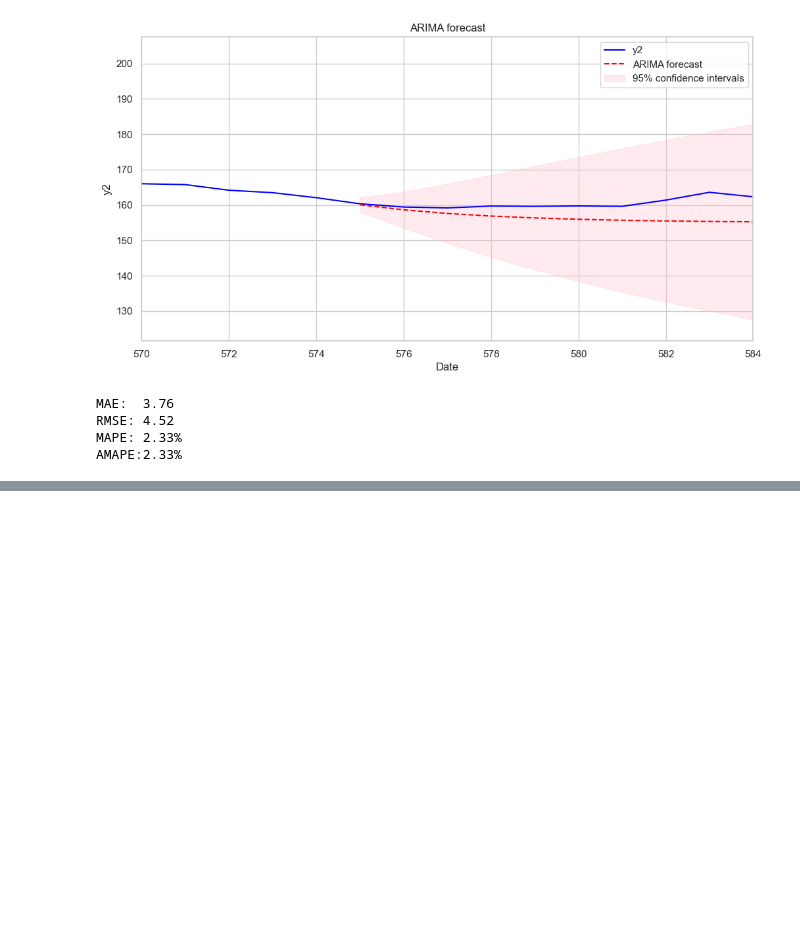
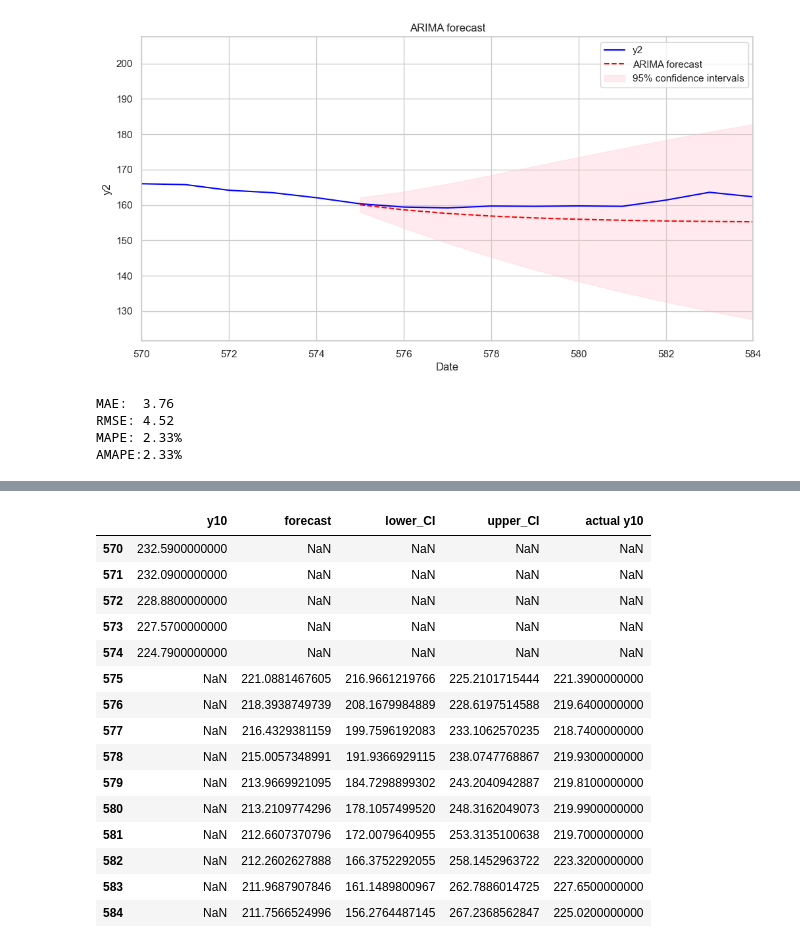
Before and after one commit to isidromoroso/TSA_project, a Jupyter notebook: Task1_JST_IMV.ipynb, the cells around one changed output, grey strips where cells are left out. Drawn from its saved outputs; the diff is of its cells as text; code cells hidden in the pictures; blank space fills up the shorter version.

```diff
--- a/Task1_JST_IMV.ipynb
+++ b/Task1_JST_IMV.ipynb
@@ -965,0 +970,18 @@ AMAPE:2.33%
+# %%
+# Forecast for next ten observations (2 working weeks)
+forecast_results = arima_111_y10.get_forecast(steps=10)
+
+# Point forecast
+forecast_values = forecast_results.predicted_mean
+
+# Confidence (by default 95%) intervals of the point forecast
+confidence_intervals = forecast_results.conf_int()
+
+forecast_df = pd.DataFrame({
+    "forecast": forecast_values,
+    "lower_CI": confidence_intervals[:, 0],
+    "upper_CI": confidence_intervals[:, 1],
+    "actual y10": coint_test_df['y10'].iloc[:10].values,
+}, index= coint_test_df.index[:10])
+
+forecast_df.head()
@@ -965,0 +995,20 @@ AMAPE:2.33%
+# %%
+final_df = pd.concat([coint_df[['y10']], forecast_df], axis=0)
+final_df.tail(15)
+# %% [output]
+|  | y10 | forecast | lower_CI | upper_CI | actual y10 |
+| 570 | 232.5900000000 | NaN | NaN | NaN | NaN |
+| 571 | 232.0900000000 | NaN | NaN | NaN | NaN |
+| 572 | 228.8800000000 | NaN | NaN | NaN | NaN |
+| 573 | 227.5700000000 | NaN | NaN | NaN | NaN |
+| 574 | 224.7900000000 | NaN | NaN | NaN | NaN |
+| 575 | NaN | 221.0881467605 | 216.9661219766 | 225.2101715444 | 221.3900000000 |
+| 576 | NaN | 218.3938749739 | 208.1679984889 | 228.6197514588 | 219.6400000000 |
+| 577 | NaN | 216.4329381159 | 199.7596192083 | 233.1062570235 | 218.7400000000 |
+| 578 | NaN | 215.0057348991 | 191.9366929115 | 238.0747768867 | 219.9300000000 |
+| 579 | NaN | 213.9669921095 | 184.7298899302 | 243.2040942887 | 219.8100000000 |
+| 580 | NaN | 213.2109774296 | 178.1057499520 | 248.3162049073 | 219.9900000000 |
+| 581 | NaN | 212.6607370796 | 172.0079640955 | 253.3135100638 | 219.7000000000 |
+| 582 | NaN | 212.2602627888 | 166.3752292055 | 258.1452963722 | 223.3200000000 |
+| 583 | NaN | 211.9687907846 | 161.1489800967 | 262.7886014725 | 227.6500000000 |
+| 584 | NaN | 211.7566524996 | 156.2764487145 | 267.2368562847 | 225.0200000000 |
```
Also changed, not shown: parts of 13 cells of this notebook, 1 other file.
